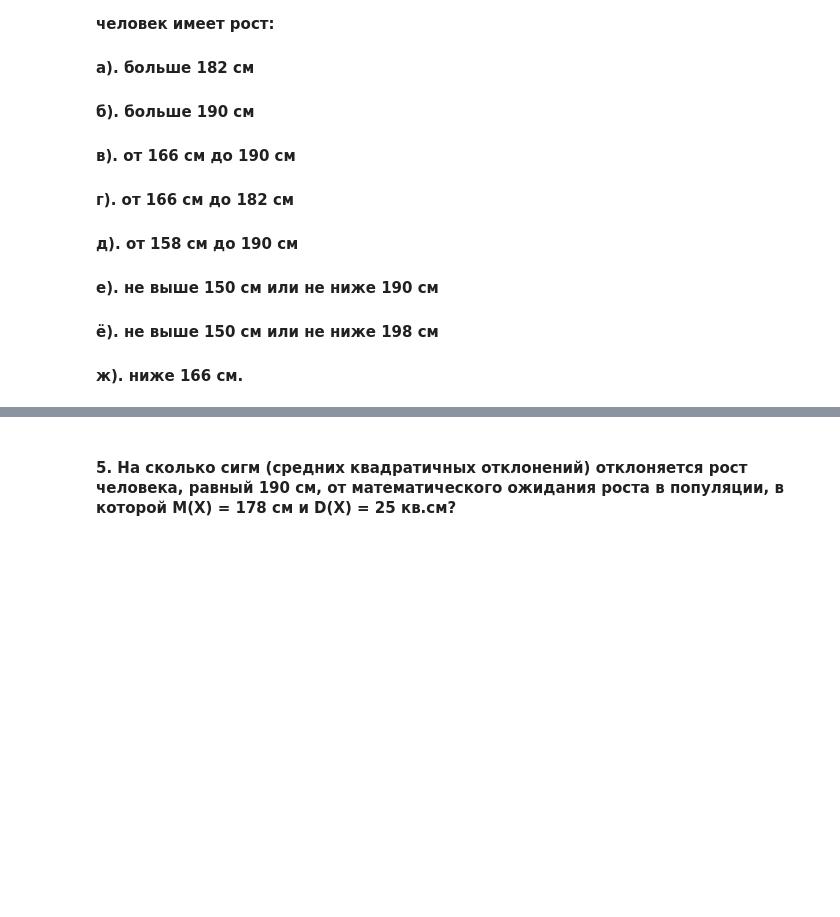
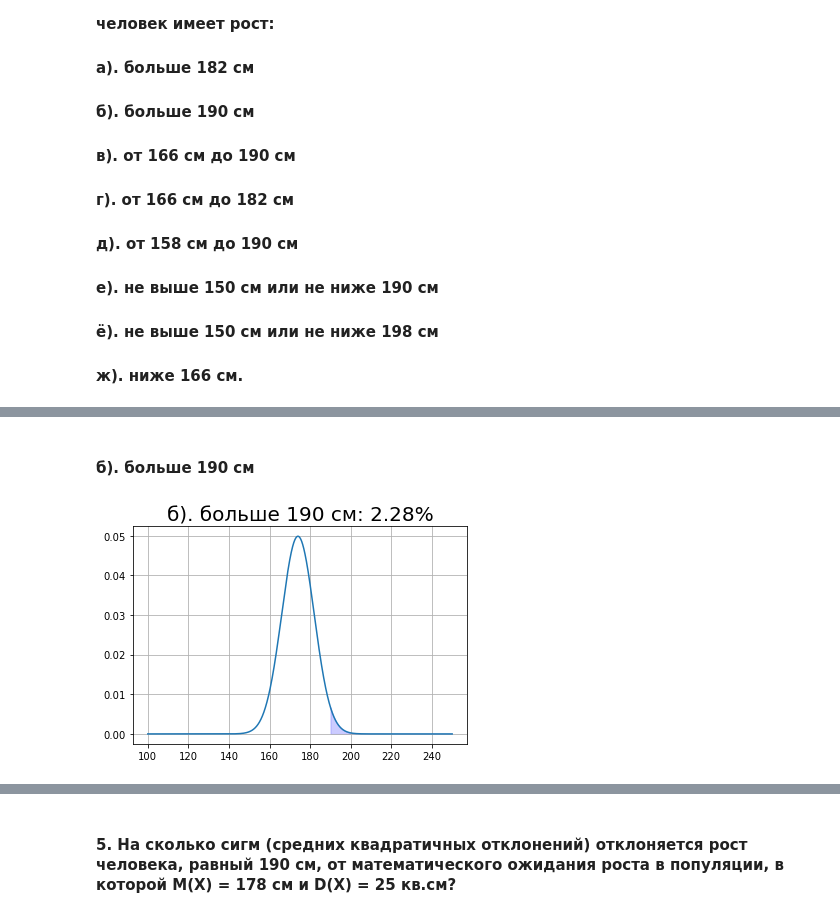
Before and after one commit to GoninM/GB_probability_theory, a Jupyter notebook: homework_4.ipynb, the cells around one changed output, grey strips where cells are left out. Saved outputs shown, nothing was run; the diff lists cells and outputs as text; code cells hidden in the pictures; blank space fills up the shorter version.

```diff
--- a/homework_4.ipynb
+++ b/homework_4.ipynb
@@ -19,0 +166,13 @@
+# %% [markdown]
+#### б). больше 190 см
+# %%
+x1 = 190
+
+p = round(100*norm.sf(x=x1, loc=height_mean, scale=height_std), 2)
+result = f"б). больше 190 см: {p}%"
+
+condition = (x >= x1)
+
+draw_graf(x, height_mean, height_std, condition, result)
+# %% [output]
+[figure, added]
```
Also changed, not shown: parts of 33 cells of this notebook.
